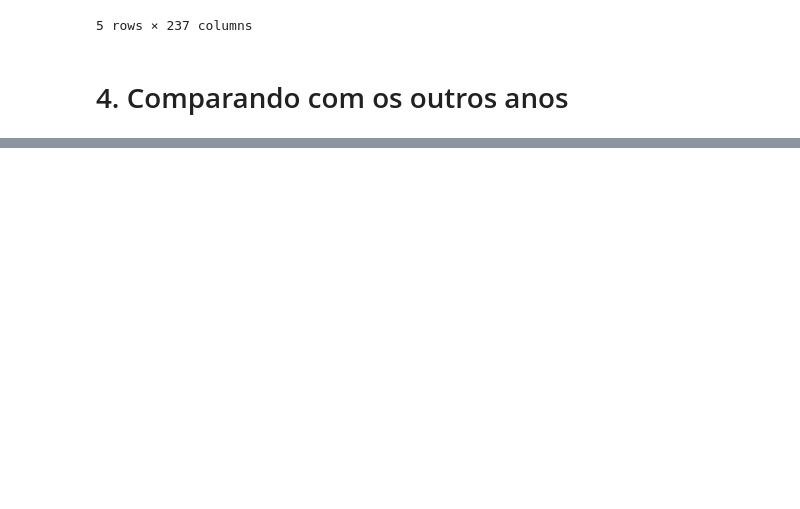
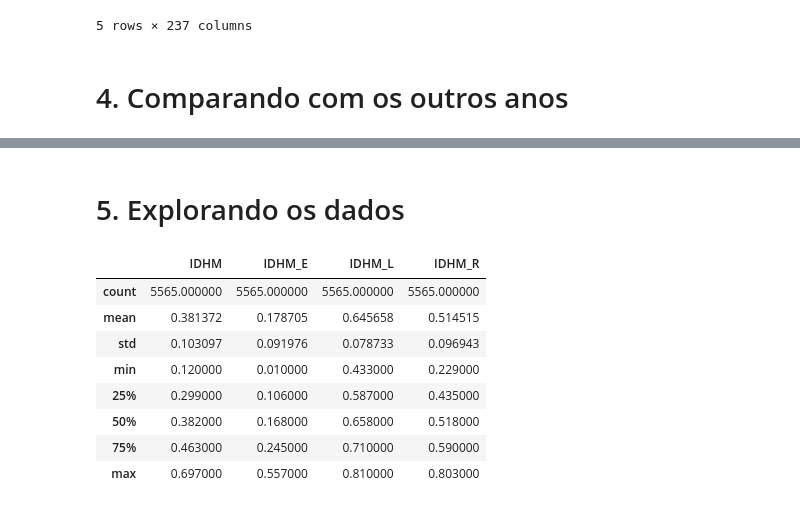
Before and after one commit to EmersonFranca/IDH_Atlas, a Jupyter notebook: Analise_Exploratoria/1_Analise_Exploratoria.ipynb, the cells around one changed output, grey strips where cells are left out. Cells and saved outputs as stored; diff of their text form; code cells hidden in the pictures; blank space fills up the shorter version.

```diff
--- a/Analise_Exploratoria/1_Analise_Exploratoria.ipynb
+++ b/Analise_Exploratoria/1_Analise_Exploratoria.ipynb
@@ -45 +57,15 @@ colunas_idh = ['IDHM', 'IDHM_E', 'IDHM_L', 'IDHM_R']
+# %% [markdown]
+# 5. Explorando os dados
+# %%
+dfIDH_1991[colunas_idh].describe()
+# %% [output]
+|  | IDHM | IDHM_E | IDHM_L | IDHM_R |
+| count | 5565.000000 | 5565.000000 | 5565.000000 | 5565.000000 |
+| mean | 0.381372 | 0.178705 | 0.645658 | 0.514515 |
+| std | 0.103097 | 0.091976 | 0.078733 | 0.096943 |
+| min | 0.120000 | 0.010000 | 0.433000 | 0.229000 |
+| 25% | 0.299000 | 0.106000 | 0.587000 | 0.435000 |
+| 50% | 0.382000 | 0.168000 | 0.658000 | 0.518000 |
+| 75% | 0.463000 | 0.245000 | 0.710000 | 0.590000 |
+| max | 0.697000 | 0.557000 | 0.810000 | 0.803000 |
 # %%
```
Also changed, not shown: parts of 3 cells of this notebook.
